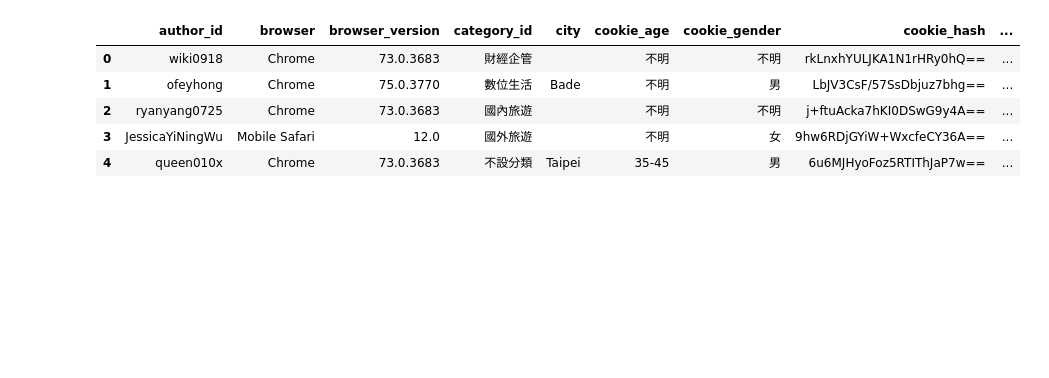
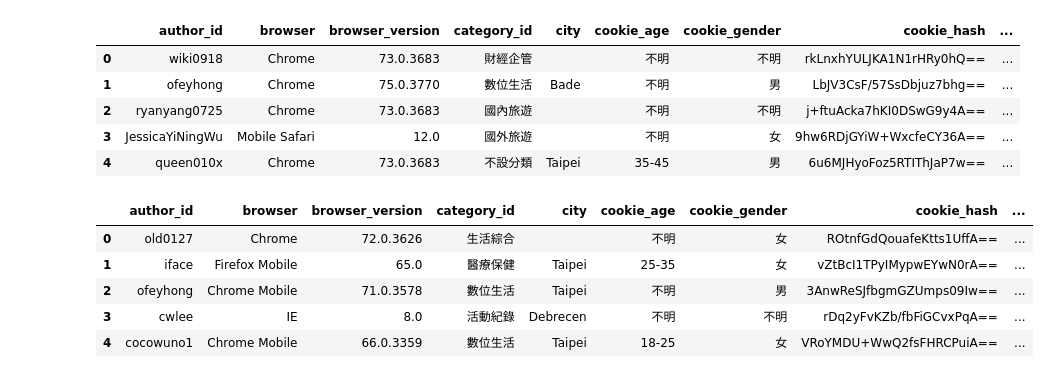
Before and after one commit to cwcheng0/2019_Pixnet_hackathon, a Jupyter notebook: 2019Pixnet.ipynb, the cells around one changed output. Cells and saved outputs as stored; diff of their text form; code cells hidden in the pictures; blank space fills up the shorter version.

```diff
--- a/2019Pixnet.ipynb
+++ b/2019Pixnet.ipynb
@@ -108,0 +93,12 @@ file_content
+# %%
+# Check first 5 rows in the targeted file.
+df4 = pd.read_json('/content/gdrive/My Drive/PixnetData/OriginalData/使用者瀏覽log/PIXNET_visit_log_000000000004.gz', compression='gzip', lines=True)
+
+df4.head()
+# %% [output]
+|  | author_id | browser | browser_version | category_id | city | cookie_age | cookie_gender | cookie_hash | ... |
+| 0 | old0127 | Chrome | 72.0.3626 | 生活綜合 |  | 不明 | 女 | ROtnfGdQouafeKtts1UffA== | ... |
+| 1 | iface | Firefox Mobile | 65.0 | 醫療保健 | Taipei | 25-35 | 女 | vZtBcI1TPyIMypwEYwN0rA== | ... |
+| 2 | ofeyhong | Chrome Mobile | 71.0.3578 | 數位生活 | Taipei | 不明 | 男 | 3AnwReSJfbgmGZUmps09Iw== | ... |
+| 3 | cwlee | IE | 8.0 | 活動紀錄 | Debrecen | 不明 | 不明 | rDq2yFvKZb/fbFiGCvxPqA== | ... |
+| 4 | cocowuno1 | Chrome Mobile | 66.0.3359 | 數位生活 | Taipei | 18-25 | 女 | VRoYMDU+WwQ2fsFHRCPuiA== | ... |
```
Also changed, not shown: parts of 8 cells of this notebook.
